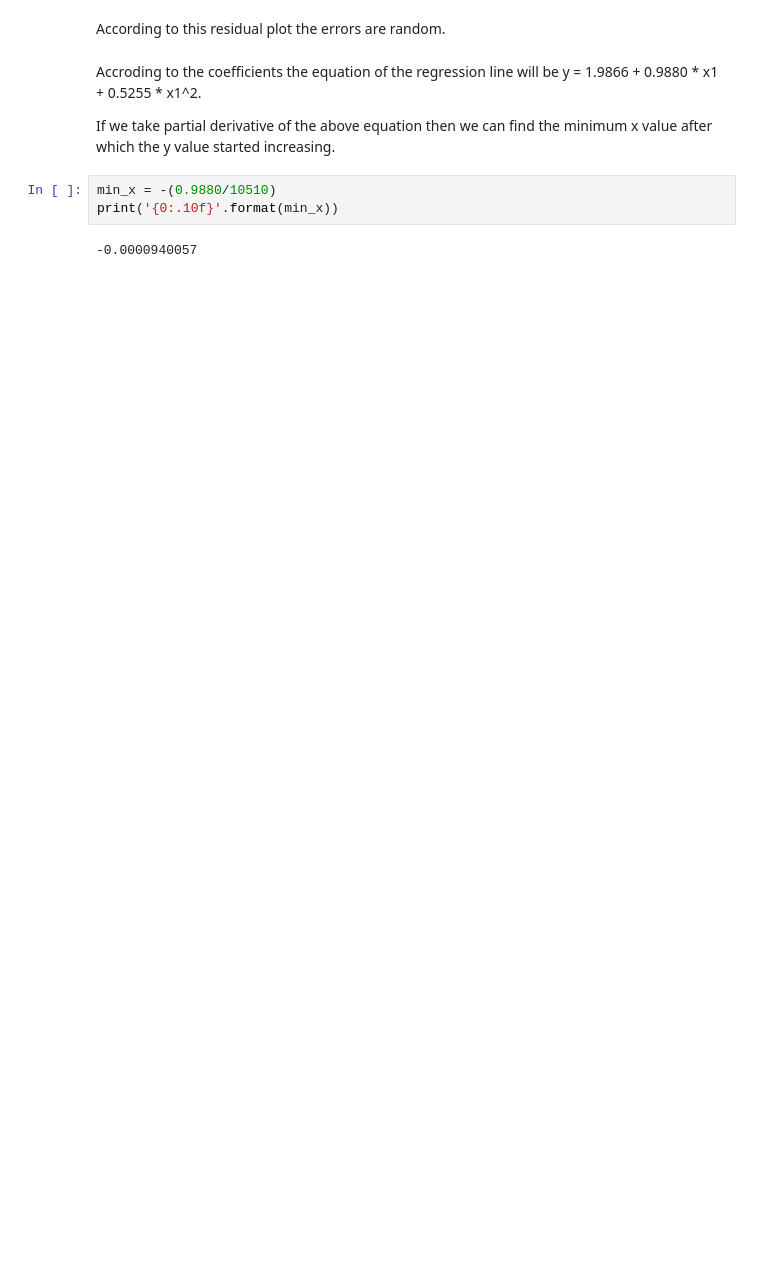
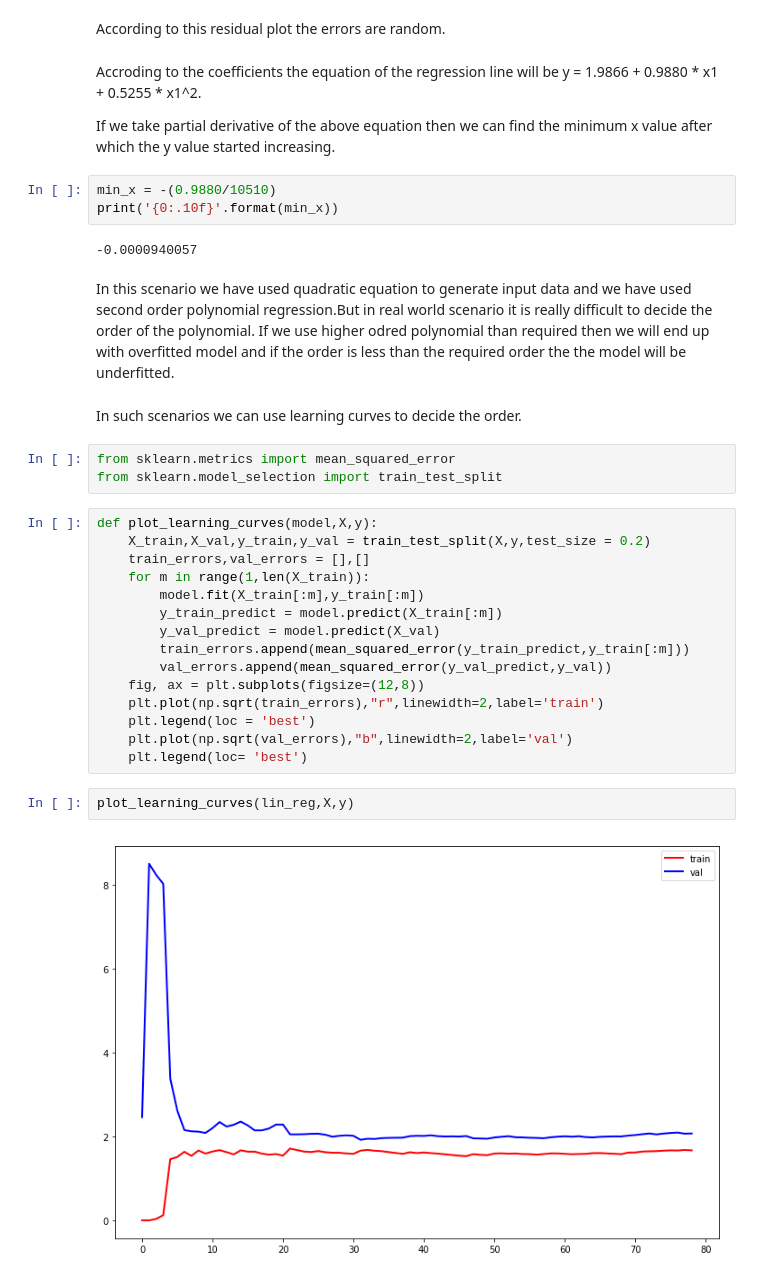
Before and after one commit to SixPackScientist/LinearRegression, a Jupyter notebook: Polynomial Regression.ipynb, the cells around one changed output. Saved outputs shown, nothing was run; the diff lists cells and outputs as text; blank space fills up the shorter version.

```diff
--- a/Polynomial Regression.ipynb
+++ b/Polynomial Regression.ipynb
@@ -142,3 +142,29 @@ min_x = -(0.9880/10510)
 print('{0:.10f}'.format(min_x))
 # %% [output]
 -0.0000940057
+# %% [markdown]
+In this scenario we have used quadratic equation to generate input data and we have used second order polynomial regression.But in real world scenario it is really difficult to decide the order of the polynomial. If we use higher odred polynomial than required then we will end up with overfitted model and if the order is less than the required order the the model will be underfitted.
+# %% [markdown]
+In such scenarios we can use learning curves to decide the order.
+# %%
+from sklearn.metrics import mean_squared_error
+from sklearn.model_selection import train_test_split
+# %%
+def plot_learning_curves(model,X,y):
+    X_train,X_val,y_train,y_val = train_test_split(X,y,test_size = 0.2)
+    train_errors,val_errors = [],[]
+    for m in range(1,len(X_train)):
+        model.fit(X_train[:m],y_train[:m])
+        y_train_predict = model.predict(X_train[:m])
+        y_val_predict = model.predict(X_val)
+        train_errors.append(mean_squared_error(y_train_predict,y_train[:m]))
+        val_errors.append(mean_squared_error(y_val_predict,y_val))
+    fig, ax = plt.subplots(figsize=(12,8))
+    plt.plot(np.sqrt(train_errors),"r",linewidth=2,label='train')
+    plt.legend(loc = 'best')
+    plt.plot(np.sqrt(val_errors),"b",linewidth=2,label='val')
+    plt.legend(loc= 'best')
+# %%
+plot_learning_curves(lin_reg,X,y)
+# %% [output]
+[figure, added]
```
Also changed, not shown: parts of 10 cells of this notebook.
